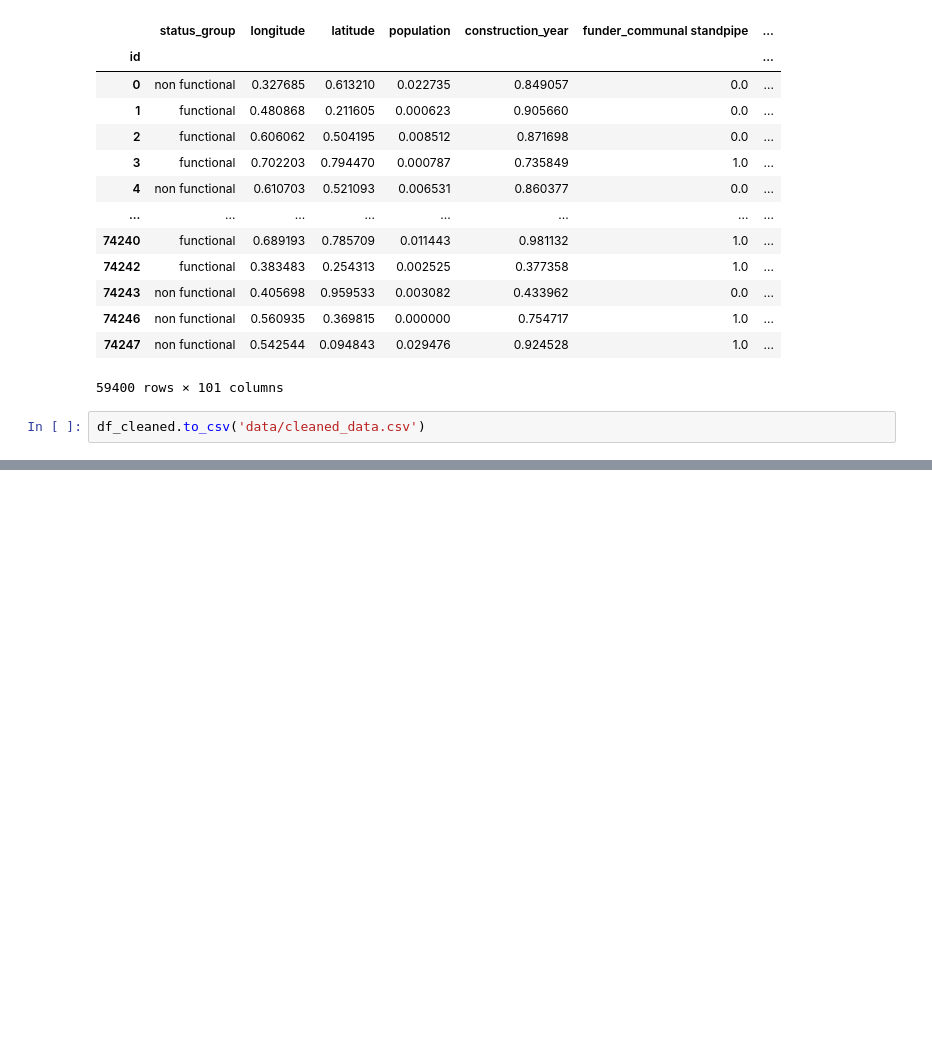
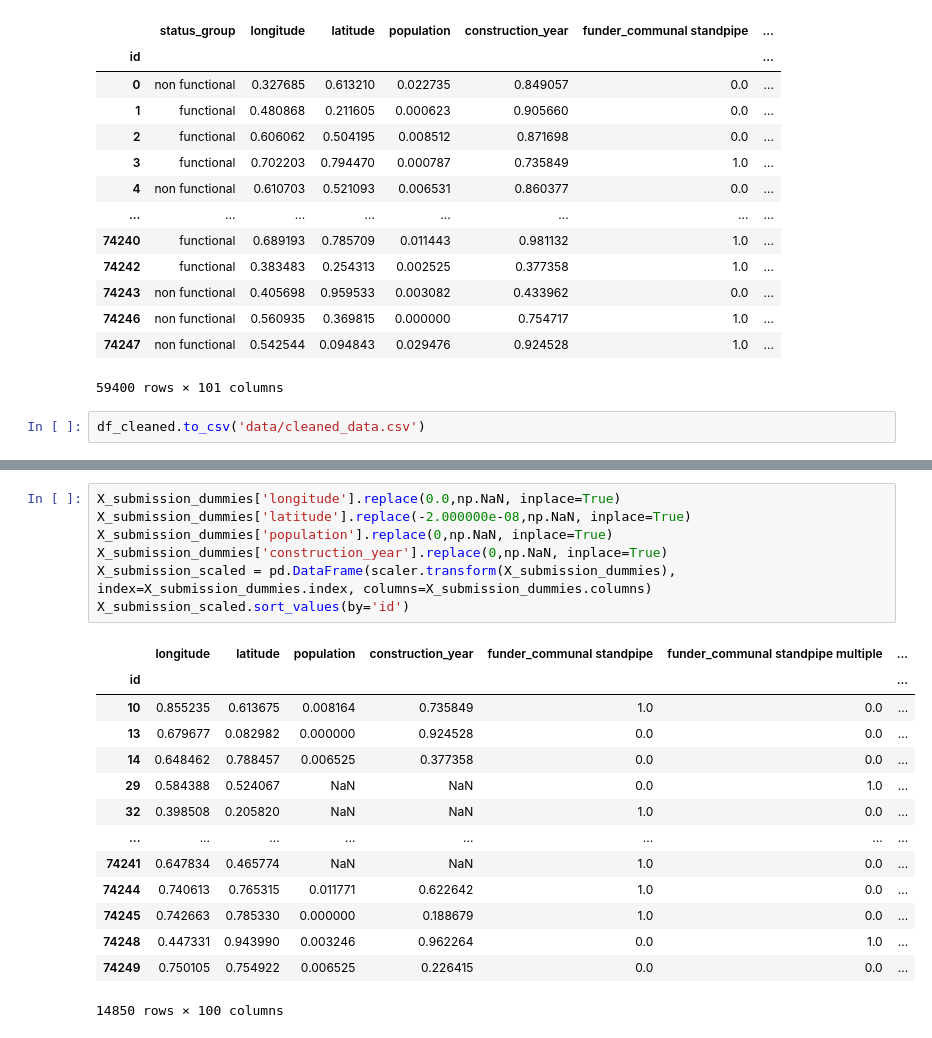
Before and after one commit to MullerAC/tanzanian-water-well-classification, a Jupyter notebook: 0-eda.ipynb, the cells around one changed output, grey strips where cells are left out. Saved outputs shown, nothing was run; the diff lists cells and outputs as text; blank space fills up the shorter version.

```diff
--- a/0-eda.ipynb
+++ b/0-eda.ipynb
@@ -371,0 +440,22 @@ df_cleaned.to_csv('data/cleaned_data.csv')
+# %%
+X_submission_dummies['longitude'].replace(0.0,np.NaN, inplace=True)
+X_submission_dummies['latitude'].replace(-2.000000e-08,np.NaN, inplace=True)
+X_submission_dummies['population'].replace(0,np.NaN, inplace=True)
+X_submission_dummies['construction_year'].replace(0,np.NaN, inplace=True)
+X_submission_scaled = pd.DataFrame(scaler.transform(X_submission_dummies), index=X_submission_dummies.index, columns=X_submission_dummies.columns)
+X_submission_scaled.sort_values(by='id')
+# %% [output]
+|  | longitude | latitude | population | construction_year | funder_communal standpipe | funder_communal standpipe multiple | ... |
+| id |  |  |  |  |  |  | ... |
+| 10 | 0.855235 | 0.613675 | 0.008164 | 0.735849 | 1.0 | 0.0 | ... |
+| 13 | 0.679677 | 0.082982 | 0.000000 | 0.924528 | 0.0 | 0.0 | ... |
+| 14 | 0.648462 | 0.788457 | 0.006525 | 0.377358 | 0.0 | 0.0 | ... |
+| 29 | 0.584388 | 0.524067 | NaN | NaN | 0.0 | 1.0 | ... |
+| 32 | 0.398508 | 0.205820 | NaN | NaN | 1.0 | 0.0 | ... |
+| ... | ... | ... | ... | ... | ... | ... | ... |
+| 74241 | 0.647834 | 0.465774 | NaN | NaN | 1.0 | 0.0 | ... |
+| 74244 | 0.740613 | 0.765315 | 0.011771 | 0.622642 | 1.0 | 0.0 | ... |
+| 74245 | 0.742663 | 0.785330 | 0.000000 | 0.188679 | 1.0 | 0.0 | ... |
+| 74248 | 0.447331 | 0.943990 | 0.003246 | 0.962264 | 0.0 | 1.0 | ... |
+| 74249 | 0.750105 | 0.754922 | 0.006525 | 0.226415 | 0.0 | 0.0 | ... |
+14850 rows × 100 columns
```
Also changed, not shown: parts of 9 cells of this notebook, 10 other files.
